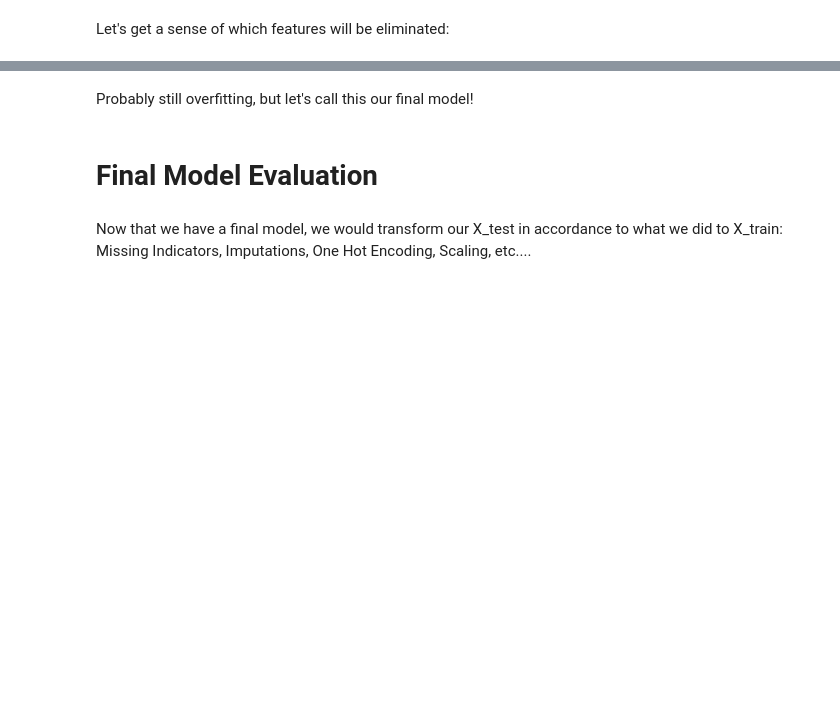
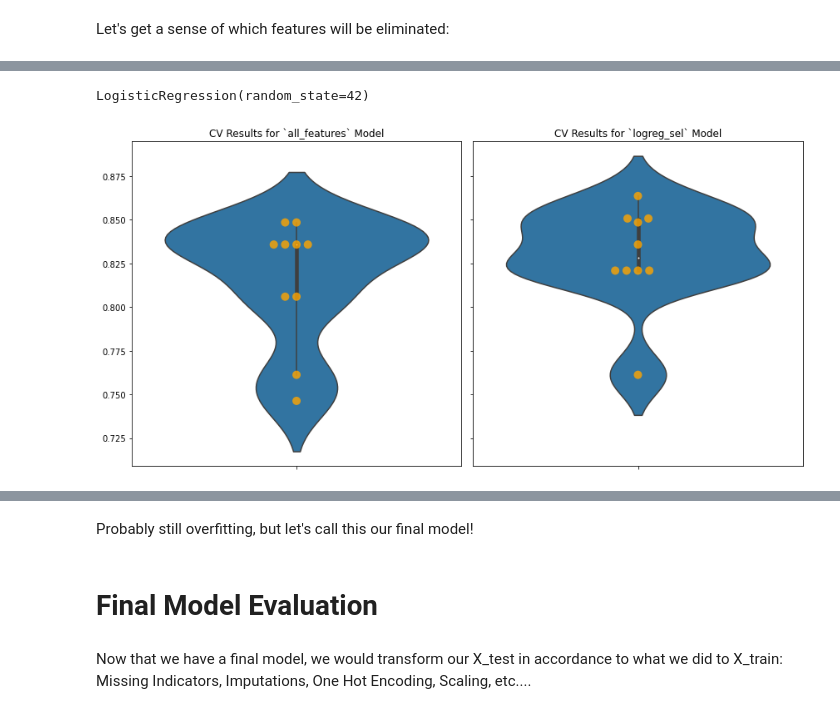
Before and after one commit to rbdaly16/NATL-DS-Live-062623, a Jupyter notebook: Phase3/Lectures/14_Class_Workflow_Pipelines.ipynb, the cells around one changed output, grey strips where cells are left out. Drawn from its saved outputs; the diff is of its cells as text; code cells hidden in the pictures; blank space fills up the shorter version.

```diff
--- a/Phase3/Lectures/14_Class_Workflow_Pipelines.ipynb
+++ b/Phase3/Lectures/14_Class_Workflow_Pipelines.ipynb
@@ -501,0 +808,5 @@ None
+# %%
+X_train_tr = col_tr2.fit_transform(X_train)
+# %%
+selector = SelectFromModel(LogisticRegression(random_state=42))
+selector.fit(X_train_tr, y_train)
@@ -523,21 +855,27 @@ X_train_sel.shape
+# %%
+log_reg_5 = LogisticRegression(random_state=42)
 # %%
-log_reg_4.fit(X_train_sel, y_train)
+log_reg_5.fit(X_train_sel, y_train)
+# %% [output]
+LogisticRegression(random_state=42)
 # %%
 # Save for later comparison
 select_results = ModelWithCV(
-                    log_reg_4,
+                    log_reg_5,
                     'logreg_sel',
                     X_train_sel,
                     y_train
 )
 
 # Plot both all_features vs new model
 f,axes = plt.subplots(ncols=2, sharey='all', figsize=(12, 6))
 
 model_results.plot_cv(ax=axes[0])
 select_results.plot_cv(ax=axes[1])
 
 plt.tight_layout();
+# %% [output]
+[figure, added]
 # %%
 print("Old:", model_results.cv_results.mean())
 print("New:", select_results.cv_results.mean())
```
Also changed, not shown: parts of 82 cells of this notebook, 2 other files.
